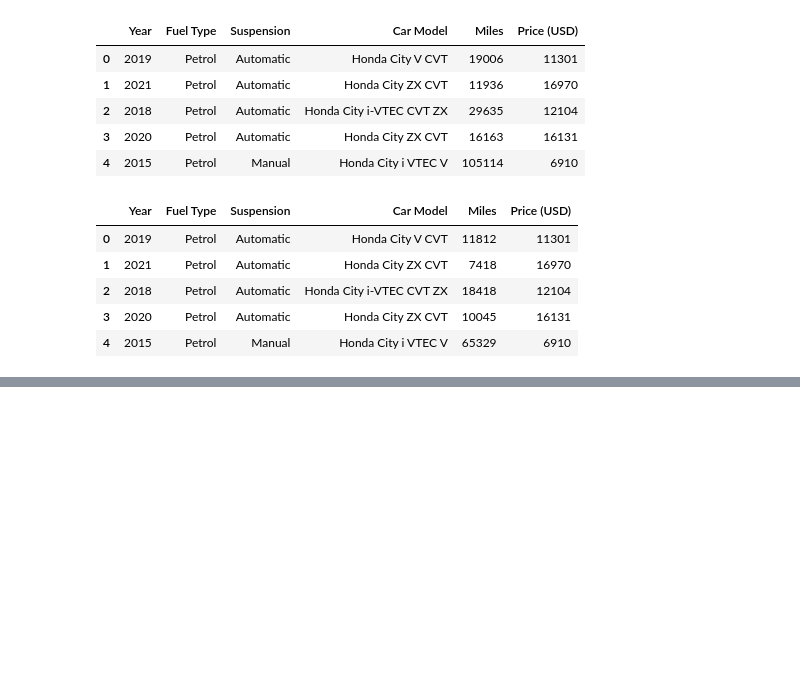
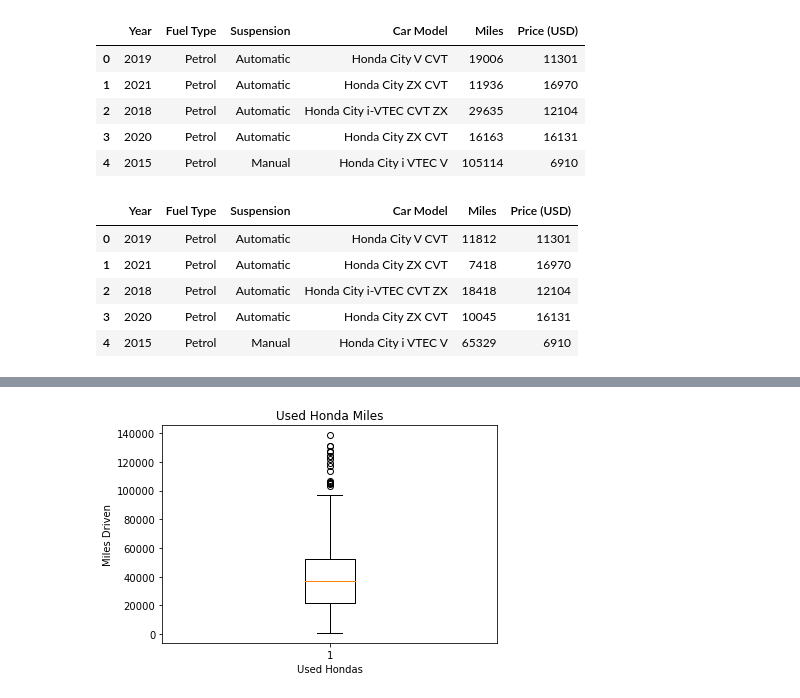
Before and after one commit to mhelson18/Capstone, a Jupyter notebook: priceAnalysis.ipynb, the cells around one changed output, grey strips where cells are left out. Cells and saved outputs as stored; diff of their text form; code cells hidden in the pictures; blank space fills up the shorter version.

```diff
--- a/priceAnalysis.ipynb
+++ b/priceAnalysis.ipynb
@@ -85,0 +223,9 @@ df.head()
+# %%
+#Calculate z score of Miles to remove outliers from the data frame
+df['Miles_zscore'] = (df['Miles'] - df['Miles'].mean()) / df['Miles'].std()
+outliers = df[(df['Miles_zscore'] > 3) | (df['Miles_zscore'] < -3)]
+
+# remove outliers from the dataframe
+df = df.drop(outliers.index)
+
+print(df)
@@ -85,0 +250,13 @@ df.head()
+# %%
+# create a new Boxplot - Miles without the outliers
+plt.boxplot(df['Miles'])
+
+# Set labels
+plt.xlabel('Used Hondas')
+plt.ylabel('Miles Driven')
+plt.title('Used Honda Miles')
+
+# Show plot
+plt.show()
+# %% [output]
+[figure, added]
```
Also changed, not shown: parts of 19 cells of this notebook.
